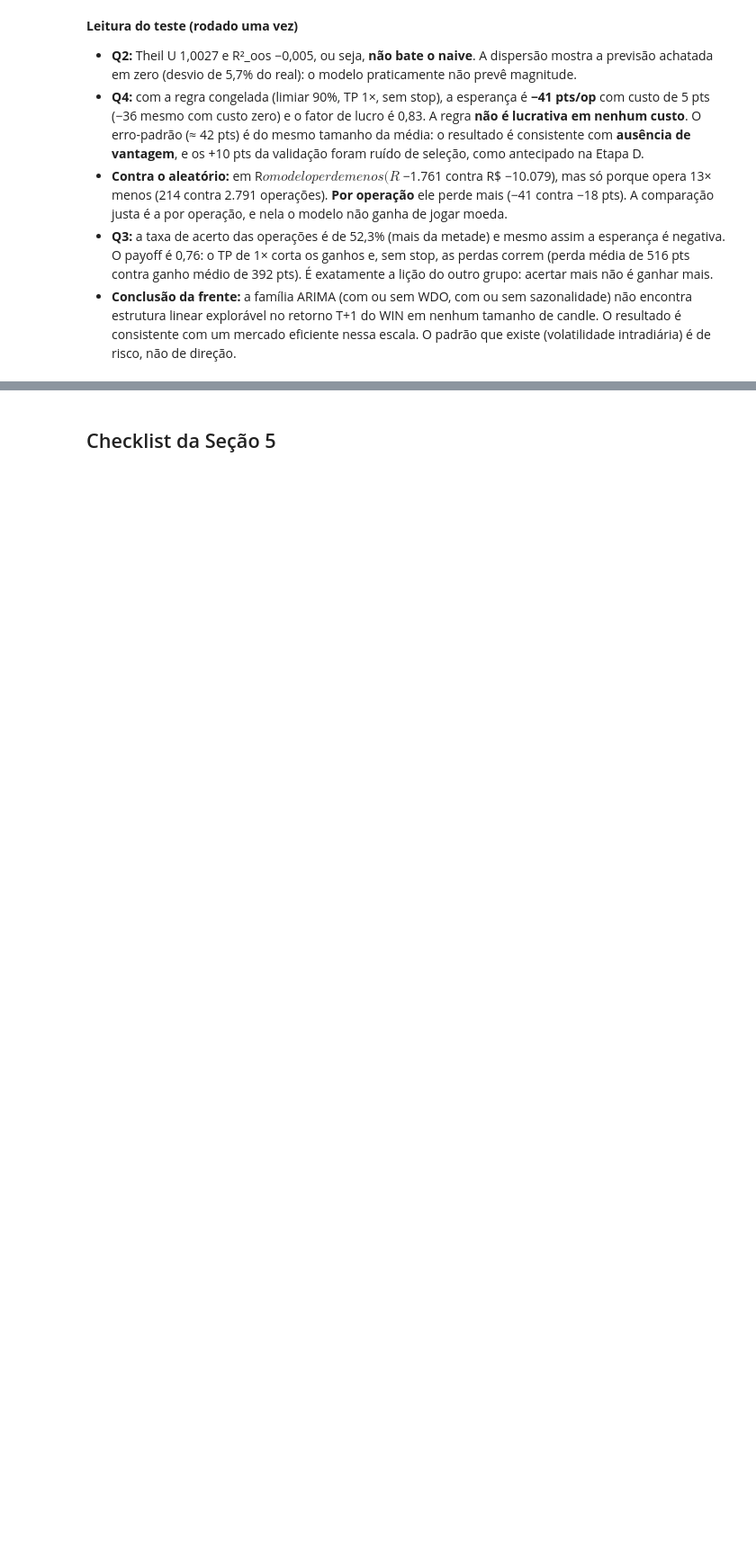
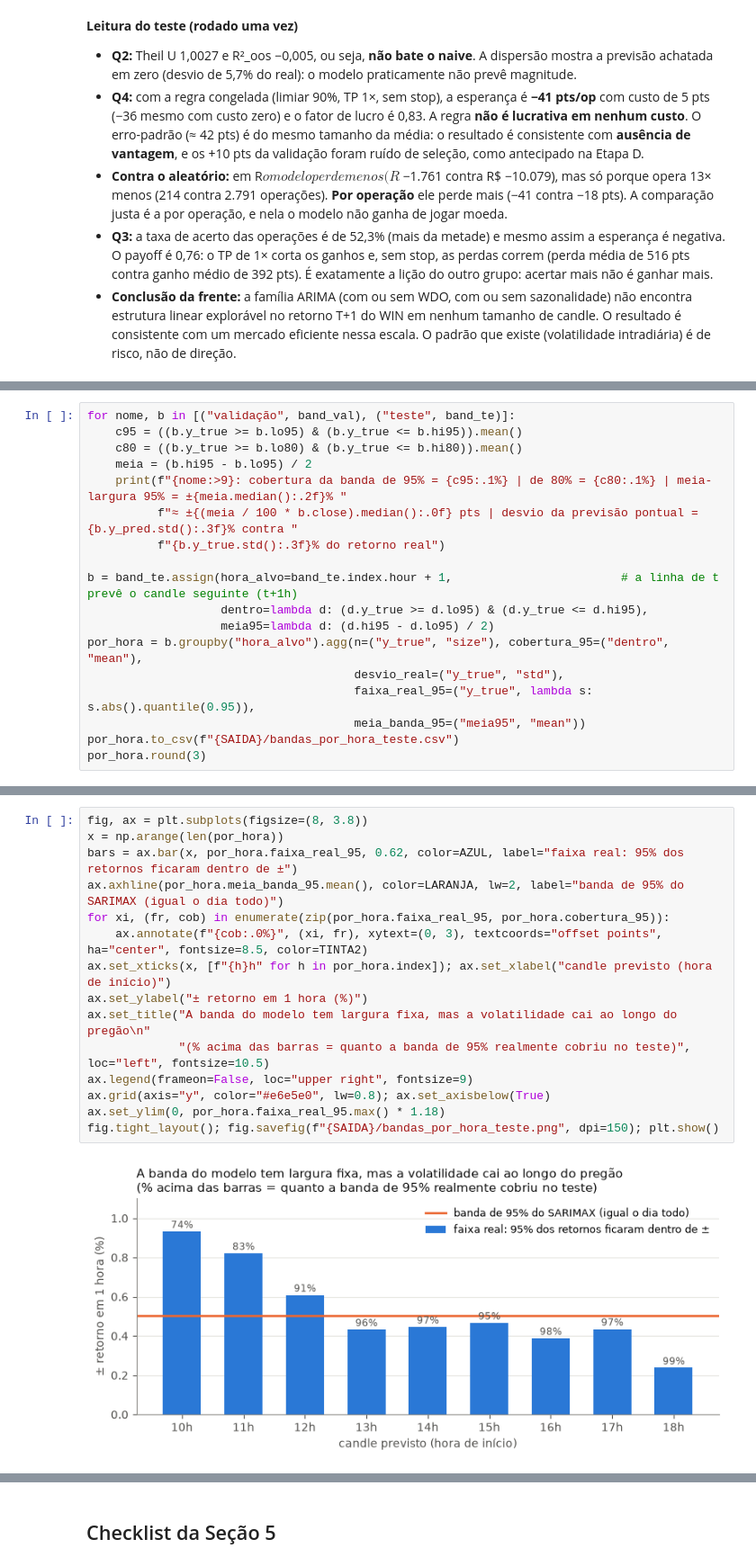
Before and after one commit to anabiaboorges/data_science_no_mercado_financeiro, a Jupyter notebook: frentes/estatistico/frente_estatistico.ipynb, the cells around one changed output, grey strips where cells are left out. Shown at 90% size. Cells and saved outputs as stored; diff of their text form; blank space fills up the shorter version.

```diff
--- a/frentes/estatistico/frente_estatistico.ipynb
+++ b/frentes/estatistico/frente_estatistico.ipynb
@@ -482,0 +537,18 @@ print(Path(f"{SAIDA}/resumo.md").read_text())
+# %%
+for nome, b in [("validação", band_val), ("teste", band_te)]:
+    c95 = ((b.y_true >= b.lo95) & (b.y_true <= b.hi95)).mean()
+    c80 = ((b.y_true >= b.lo80) & (b.y_true <= b.hi80)).mean()
+    meia = (b.hi95 - b.lo95) / 2
+    print(f"{nome:>9}: cobertura da banda de 95% = {c95:.1%} | de 80% = {c80:.1%} | meia-largura 95% = ±{meia.median():.2f}% "
+          f"≈ ±{(meia / 100 * b.close).median():.0f} pts | desvio da previsão pontual = {b.y_pred.std():.3f}% contra "
+          f"{b.y_true.std():.3f}% do retorno real")
+
+b = band_te.assign(hora_alvo=band_te.index.hour + 1,                        # a linha de t prevê o candle seguinte (t+1h)
+                   dentro=lambda d: (d.y_true >= d.lo95) & (d.y_true <= d.hi95),
+                   meia95=lambda d: (d.hi95 - d.lo95) / 2)
+por_hora = b.groupby("hora_alvo").agg(n=("y_true", "size"), cobertura_95=("dentro", "mean"),
+                                      desvio_real=("y_true", "std"),
+                                      faixa_real_95=("y_true", lambda s: s.abs().quantile(0.95)),
+                                      meia_banda_95=("meia95", "mean"))
+por_hora.to_csv(f"{SAIDA}/bandas_por_hora_teste.csv")
+por_hora.round(3)
@@ -482,0 +569,17 @@ print(Path(f"{SAIDA}/resumo.md").read_text())
+# %%
+fig, ax = plt.subplots(figsize=(8, 3.8))
+x = np.arange(len(por_hora))
+bars = ax.bar(x, por_hora.faixa_real_95, 0.62, color=AZUL, label="faixa real: 95% dos retornos ficaram dentro de ±")
+ax.axhline(por_hora.meia_banda_95.mean(), color=LARANJA, lw=2, label="banda de 95% do SARIMAX (igual o dia todo)")
+for xi, (fr, cob) in enumerate(zip(por_hora.faixa_real_95, por_hora.cobertura_95)):
+    ax.annotate(f"{cob:.0%}", (xi, fr), xytext=(0, 3), textcoords="offset points", ha="center", fontsize=8.5, color=TINTA2)
+ax.set_xticks(x, [f"{h}h" for h in por_hora.index]); ax.set_xlabel("candle previsto (hora de início)")
+ax.set_ylabel("± retorno em 1 hora (%)")
+ax.set_title("A banda do modelo tem largura fixa, mas a volatilidade cai ao longo do pregão\n"
+             "(% acima das barras = quanto a banda de 95% realmente cobriu no teste)", loc="left", fontsize=10.5)
+ax.legend(frameon=False, loc="upper right", fontsize=9)
+ax.grid(axis="y", color="#e6e5e0", lw=0.8); ax.set_axisbelow(True)
+ax.set_ylim(0, por_hora.faixa_real_95.max() * 1.18)
+fig.tight_layout(); fig.savefig(f"{SAIDA}/bandas_por_hora_teste.png", dpi=150); plt.show()
+# %% [output]
+[figure, added]
```
Also changed, not shown: parts of 10 cells of this notebook, 11 other files.
